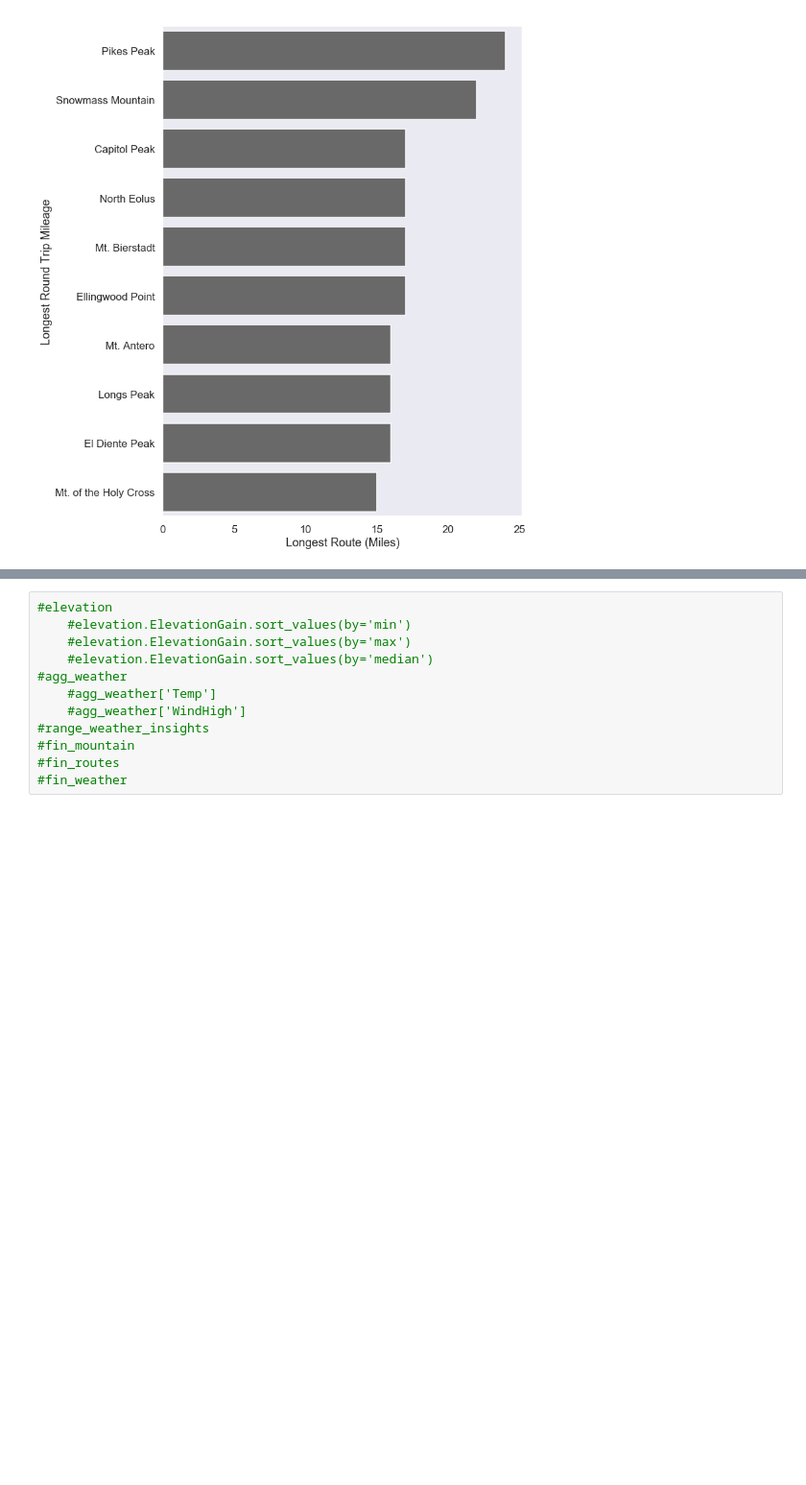
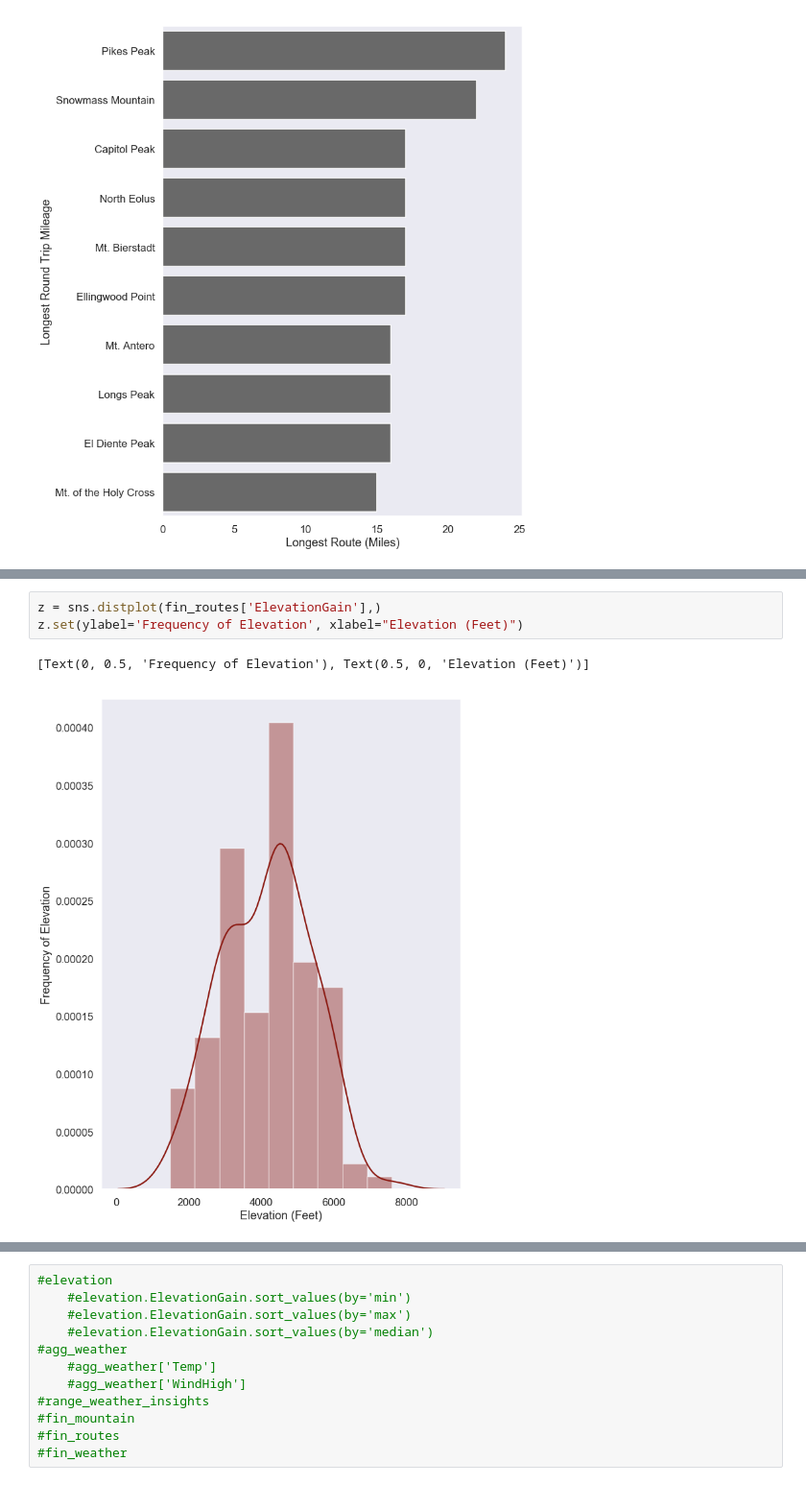
Before and after one commit to chanelle7/ENIAC, a Jupyter notebook: Colorado14ers.ipynb, the cells around one changed output, grey strips where cells are left out. Shown at 96% size. Cells and saved outputs as stored; diff of their text form; blank space fills up the shorter version.

```diff
--- a/Colorado14ers.ipynb
+++ b/Colorado14ers.ipynb
@@ -153,0 +110,6 @@ z.set(ylabel='Median Elevation Gain')
+# %%
+z = sns.distplot(fin_routes['ElevationGain'],)
+z.set(ylabel='Frequency of Elevation', xlabel="Elevation (Feet)")
+# %% [output]
+[Text(0, 0.5, 'Frequency of Elevation'), Text(0.5, 0, 'Elevation (Feet)')]
+[figure, added]
```
Also changed, not shown: parts of 10 cells of this notebook.
